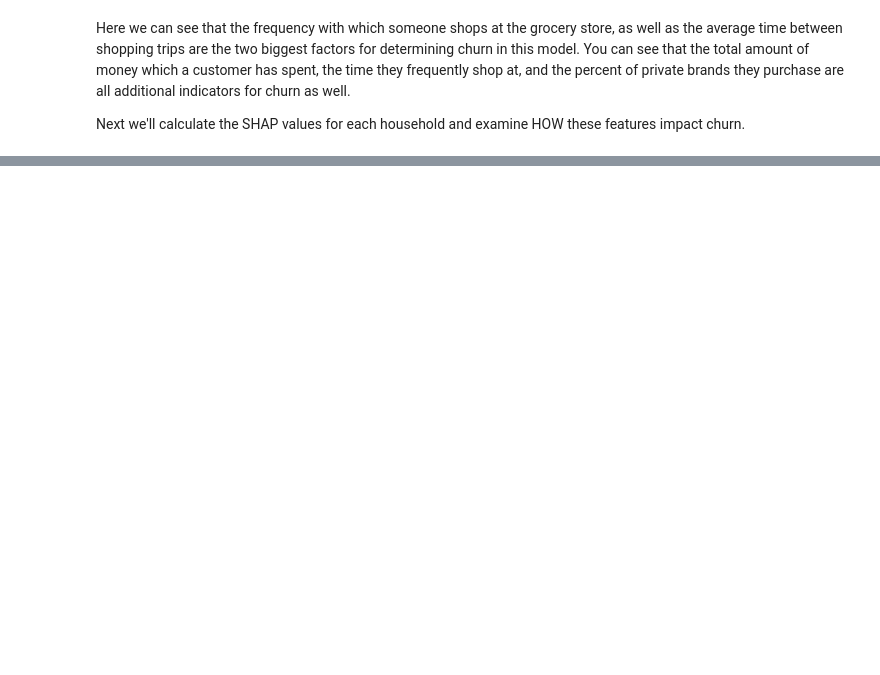
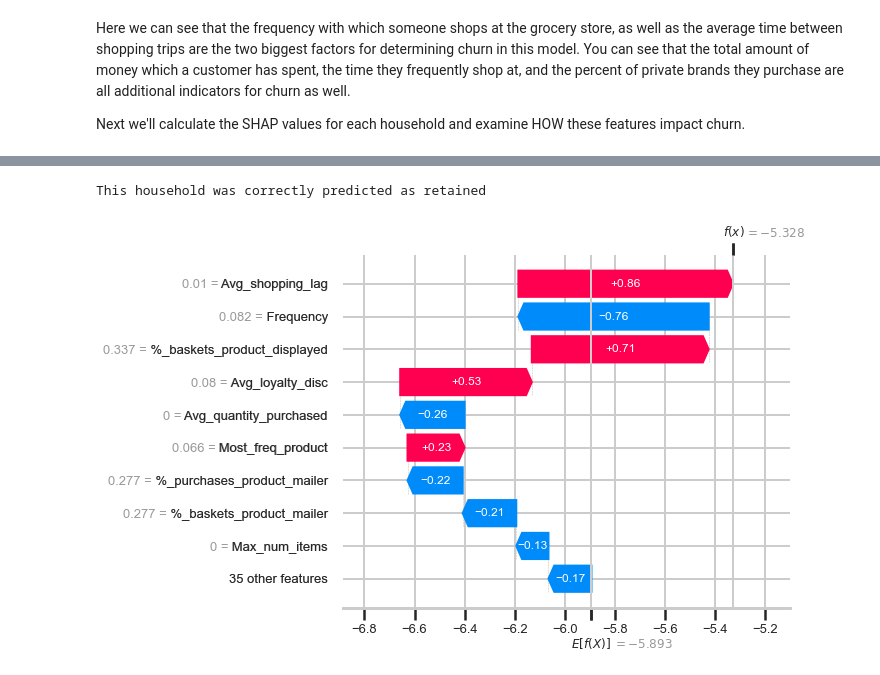
Before and after one commit to NickD-Dean/Springboard, a Jupyter notebook: Capstone Project 3/Code/Churn Prediction & Analysis.ipynb, the cells around one changed output, grey strips where cells are left out. Drawn from its saved outputs; the diff is of its cells as text; code cells hidden in the pictures; blank space fills up the shorter version.

Commit message:
Completed Churn Analysis and recommendations

```diff
--- a/Capstone Project 3/Code/Churn Prediction & Analysis.ipynb
+++ b/Capstone Project 3/Code/Churn Prediction & Analysis.ipynb
@@ -413,0 +412,14 @@ shap.plots.beeswarm(values)
+# %%
+# Plotting the individual values for the first household.
+y_test = list(y_test)
+if gpred_opt[0] > 0.5:
+    p = 'churn'
+else: p = 'retained'
+if gpred_opt[0] == y_test[0]:
+    print('This household was correctly predicted as', p)
+else: print('This model incorrectly predicted his household')
+
+shap.plots.waterfall(values[0])
+# %% [output]
+This household was correctly predicted as retained
+[figure, added]
```
Also changed, not shown: parts of 13 cells of this notebook.
